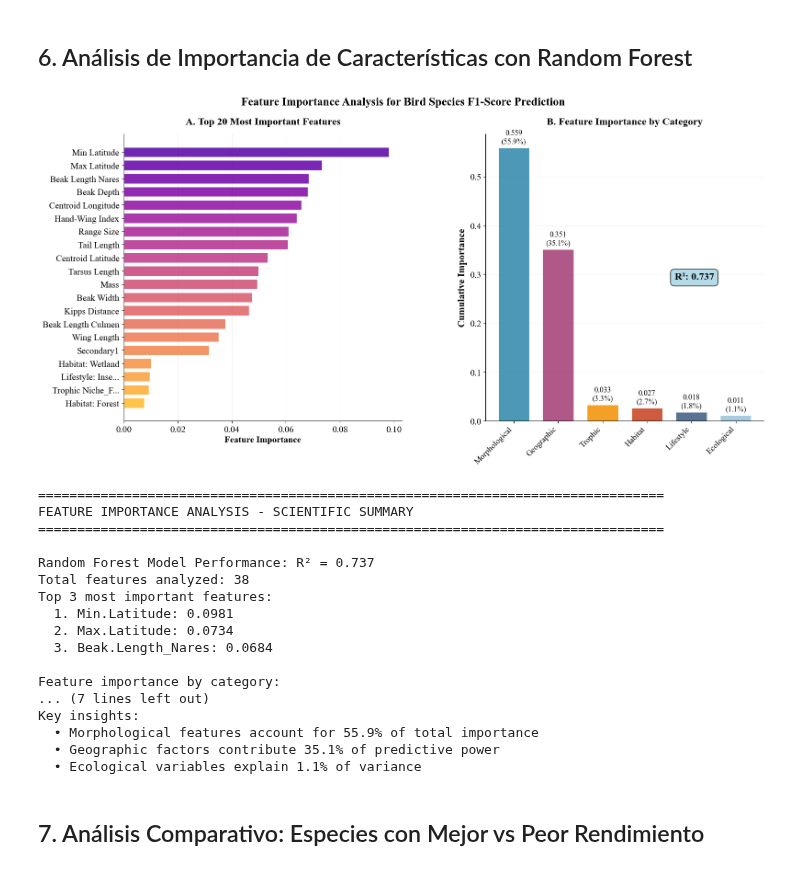
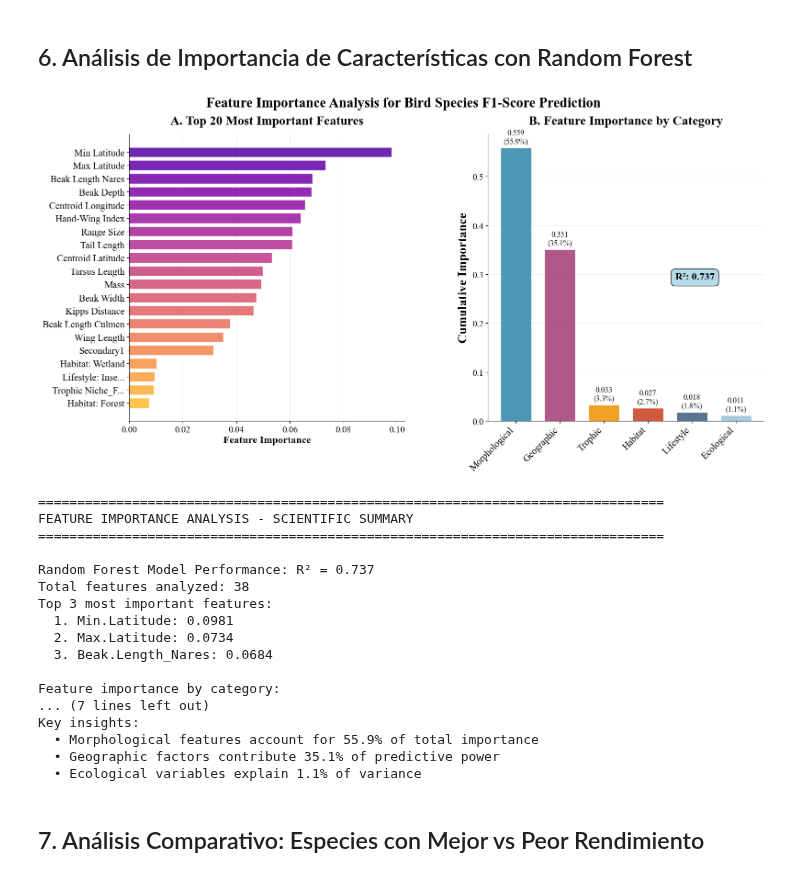
Before and after one commit to camiloacp/The-Evolutionary-Structure-of-Acoustic-Learnability-A-Deep-Learning-Approach-to-Neotropical-Birdsong, a Jupyter notebook: notebooks/16_Modelo_avonet.ipynb, the cells around one changed output. Drawn from its saved outputs; the diff is of its cells as text; code cells hidden in the pictures.

```diff
--- a/notebooks/16_Modelo_avonet.ipynb
+++ b/notebooks/16_Modelo_avonet.ipynb
@@ -979,7 +983,7 @@ colors_rf = {
 fig, axes = plt.subplots(1, 2, figsize=(16, 8))
 fig.patch.set_facecolor('white')  # Explicit white background
 fig.suptitle('Feature Importance Analysis for Bird Species F1-Score Prediction',
-             fontsize=18, fontweight='bold', y=0.98)
+             fontsize=22, fontweight='bold', y=0.98)
 
 # Ensure both axes have white background
 for ax in axes:
@@ -1015,10 +1019,10 @@ for feat in top_features['feature']:
     feature_labels.append(clean_feat)
 
 axes[0].set_yticks(range(len(top_features)))
-axes[0].set_yticklabels(feature_labels, fontsize=14)
-axes[0].set_xlabel('Feature Importance', fontsize=14, fontweight='bold')
+axes[0].set_yticklabels(feature_labels, fontsize=15)
+axes[0].set_xlabel('Feature Importance', fontsize=16, fontweight='bold')
 axes[0].set_title('A. Top 20 Most Important Features',
-                  fontsize=16, fontweight='bold', pad=15)
+                  fontsize=20, fontweight='bold', pad=15)
 axes[0].grid(axis='x', alpha=0.3, linestyle='-', linewidth=0.5)
 axes[0].invert_yaxis()
 axes[0].tick_params(axis='x', labelsize=14)
@@ -1074,10 +1078,10 @@ if type_importance:
                            edgecolor='white', linewidth=0.8, width=0.7)
 
     axes[1].set_xticks(range(len(sorted_types)))
-    axes[1].set_xticklabels([x[0] for x in sorted_types], rotation=45, ha='right', fontsize=13)
-    axes[1].set_ylabel('Cumulative Importance', fontsize=15, fontweight='bold')
+    axes[1].set_xticklabels([x[0] for x in sorted_types], rotation=45, ha='right', fontsize=15)
+    axes[1].set_ylabel('Cumulative Importance', fontsize=20, fontweight='bold')
     axes[1].set_title('B. Feature Importance by Category',
-                      fontsize=16, fontweight='bold', pad=15)
+                      fontsize=20, fontweight='bold', pad=15)
     axes[1].tick_params(axis='y', labelsize=14)
     axes[1].grid(axis='y', alpha=0.3, linestyle='-', linewidth=0.5)
 
@@ -1096,34 +1100,34 @@ axes[1].text(0.75, 0.5, f'R²: {model_r2:.3f}',
              transform=axes[1].transAxes,
              bbox=dict(boxstyle="round,pad=0.4", facecolor='lightblue', alpha=0.9))
 
 # Adjust layout
 plt.tight_layout()
 plt.subplots_adjust(top=0.88, bottom=0.1, hspace=0.3, wspace=0.3)
 plt.show()
 
 # Print enhanced scientific summary
 print("\n" + "="*80)
 print("FEATURE IMPORTANCE ANALYSIS - SCIENTIFIC SUMMARY")
 print("="*80)
 print(f"\nRandom Forest Model Performance: R² = {model_r2:.3f}")
 print(f"Total features analyzed: {len(feature_importance)}")
 print(f"Top 3 most important features:")
 for i, (idx, row) in enumerate(feature_importance.head(3).iterrows(), 1):
     print(f"  {i}. {row['feature']}: {row['importance']:.4f}")
 
 print(f"\nFeature importance by category:")
 if type_importance:
     total_importance = sum(type_importance.values())
     for type_name, importance in sorted(type_importance.items(), key=lambda x: x[1], reverse=True):
         percentage = (importance / total_importance) * 100
         print(f"  • {type_name}: {importance:.3f} ({percentage:.1f}%)")
 
 print(f"\nKey insights:")
 print(f"  • Morphological features account for {(type_importance.get('Morphological', 0)/total_importance*100):.1f}% of total importance")
 print(f"  • Geographic factors contribute {(type_importance.get('Geographic', 0)/total_importance*100):.1f}% of predictive power")
 print(f"  • Ecological variables explain {(type_importance.get('Ecological', 0)/total_importance*100):.1f}% of variance")
 # %% [output]
-[figure, old version]
+[figure, new version]
 ================================================================================
 FEATURE IMPORTANCE ANALYSIS - SCIENTIFIC SUMMARY
 ================================================================================
```
Also changed, not shown: parts of 1 cell of this notebook, 2 other files.
